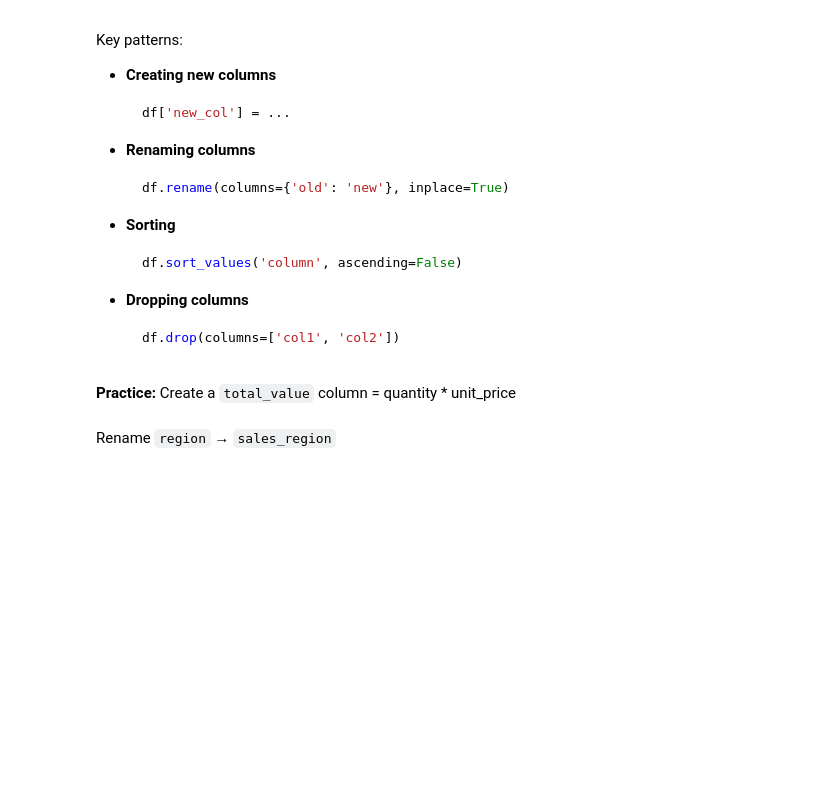
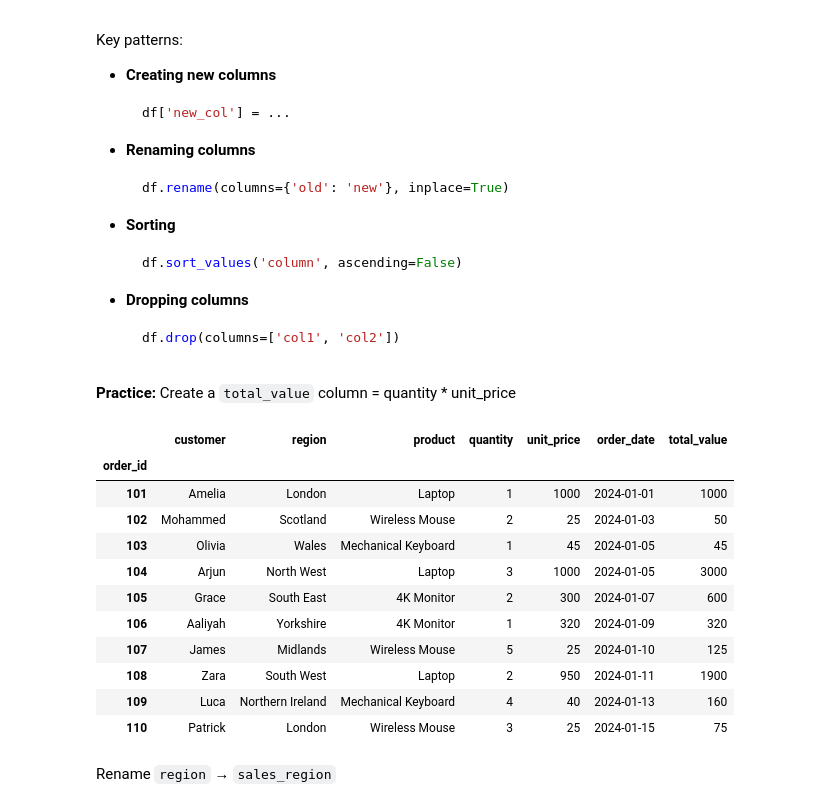
Before and after one commit to sari-3/ETL-pandas, a Jupyter notebook: 1_Pandas_Essentials_student.ipynb, the cells around one changed output. Drawn from its saved outputs; the diff is of its cells as text; code cells hidden in the pictures; blank space fills up the shorter version.

```diff
--- a/1_Pandas_Essentials_student.ipynb
+++ b/1_Pandas_Essentials_student.ipynb
@@ -226,7 +433,21 @@ Key patterns:
 # %% [markdown]
 **Practice:** Create a `total_value` column = quantity * unit_price
 # %%
-# YOUR CODE HERE
+df['total_value'] = df['quantity'] * df['unit_price']
+df
+# %% [output]
+|  | customer | region | product | quantity | unit_price | order_date | total_value |
+| order_id |  |  |  |  |  |  |  |
+| 101 | Amelia | London | Laptop | 1 | 1000 | 2024-01-01 | 1000 |
+| 102 | Mohammed | Scotland | Wireless Mouse | 2 | 25 | 2024-01-03 | 50 |
+| 103 | Olivia | Wales | Mechanical Keyboard | 1 | 45 | 2024-01-05 | 45 |
+| 104 | Arjun | North West | Laptop | 3 | 1000 | 2024-01-05 | 3000 |
+| 105 | Grace | South East | 4K Monitor | 2 | 300 | 2024-01-07 | 600 |
+| 106 | Aaliyah | Yorkshire | 4K Monitor | 1 | 320 | 2024-01-09 | 320 |
+| 107 | James | Midlands | Wireless Mouse | 5 | 25 | 2024-01-10 | 125 |
+| 108 | Zara | South West | Laptop | 2 | 950 | 2024-01-11 | 1900 |
+| 109 | Luca | Northern Ireland | Mechanical Keyboard | 4 | 40 | 2024-01-13 | 160 |
+| 110 | Patrick | London | Wireless Mouse | 3 | 25 | 2024-01-15 | 75 |
 # %% [markdown]
 Rename `region` → `sales_region`
 # %%
```
Also changed, not shown: parts of 39 cells of this notebook, 4 other files.
